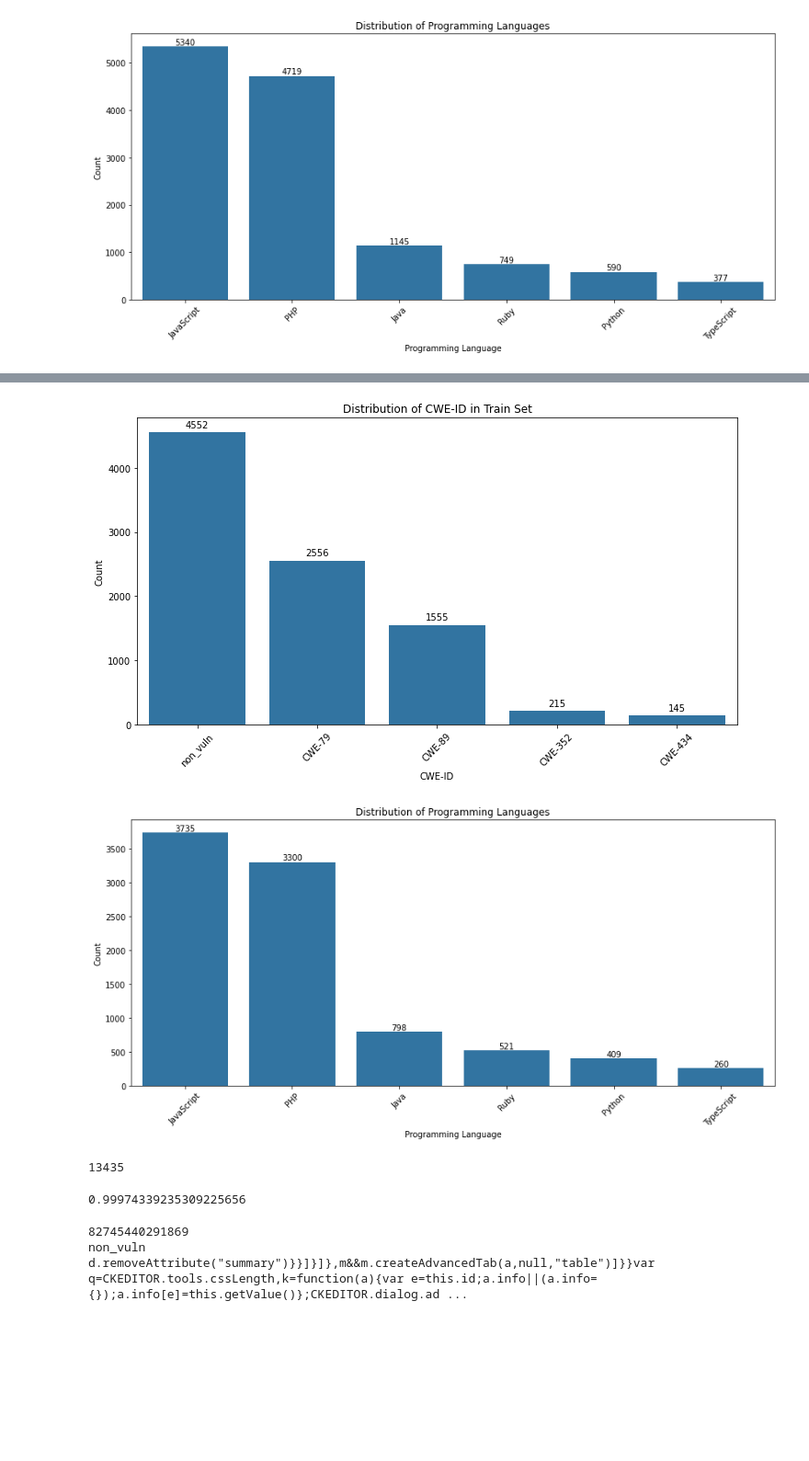
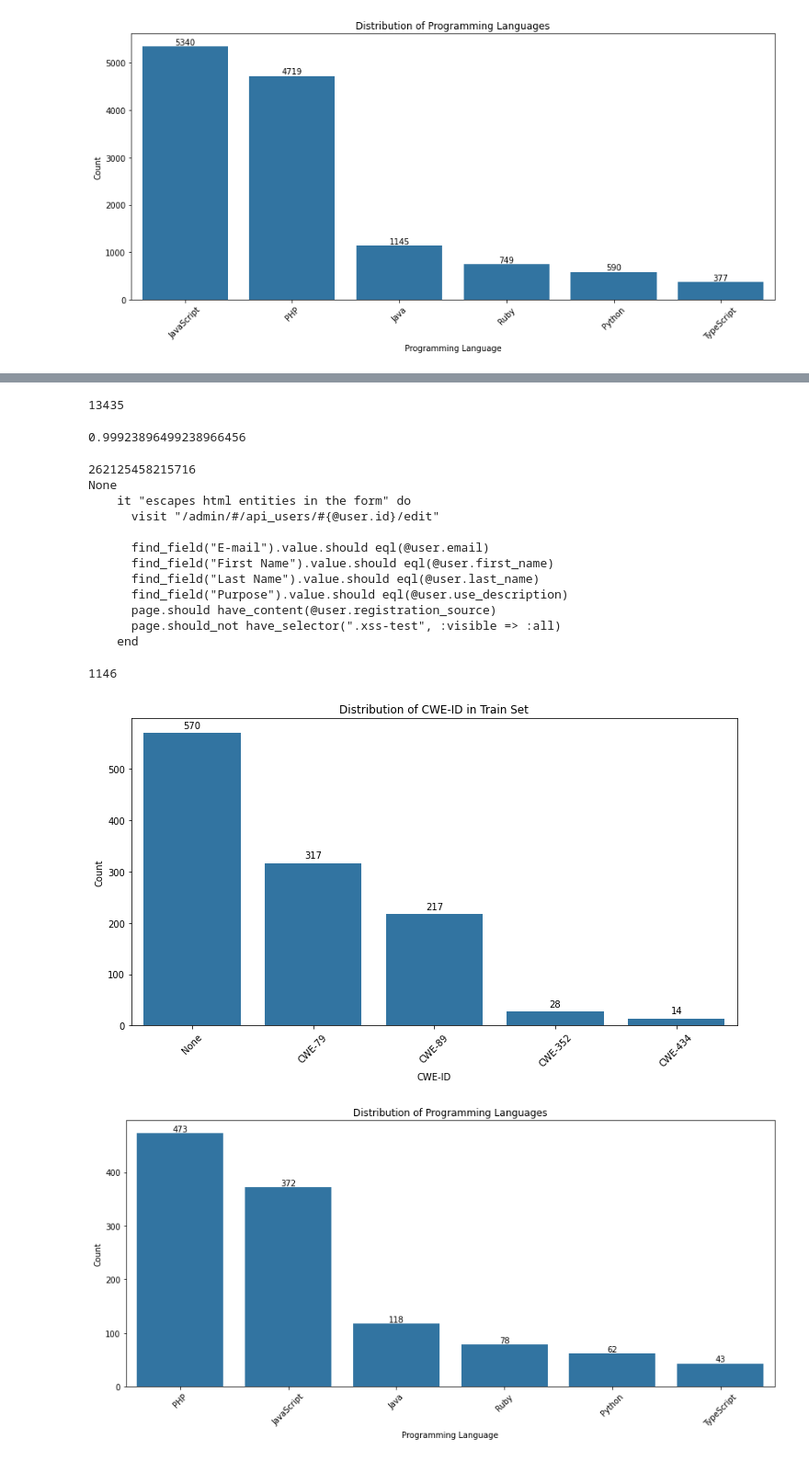
Before and after one commit to kei5uke/llm-code-vuln, a Jupyter notebook: notebook/df_for_test_func.ipynb, the cells around one changed output, grey strips where cells are left out. Shown at 92% size. Drawn from its saved outputs; the diff is of its cells as text; code cells hidden in the pictures; blank space fills up the shorter version.

```diff
--- a/notebook/df_for_test_func.ipynb
+++ b/notebook/df_for_test_func.ipynb
@@ -153,21 +153,21 @@ def stratified_split(df, test_size=0.2, random_state=42):
     test_set = pd.concat(test_dfs, ignore_index=True)
     return train_set, test_set
 
-train_vul_df, test_vuln_df = stratified_split(method_df[method_df['before_change'] == 'True'], test_size=0.3, random_state=42)
+train_vul_df, test_vuln_df = stratified_split(method_df[method_df['before_change'] == 'True'], test_size=0.1, random_state=42)
 print('Train Vuln', len(train_vul_df))
 print('Test Vuln', len(test_vuln_df))
 
-train_non_vuln_df, test_non_vuln_df = stratified_split(method_df[method_df['before_change'] == 'False'], test_size=0.3, random_state=42)
+train_non_vuln_df, test_non_vuln_df = stratified_split(method_df[method_df['before_change'] == 'False'], test_size=0.1, random_state=42)
 print('Train Non-Vuln', len(train_non_vuln_df))
 print('Test Non-Vuln', len(test_non_vuln_df))
 
 train_vul_df['label'] = train_vul_df['cwe_id']
-train_non_vuln_df['label'] = 'non_vuln'
+train_non_vuln_df['label'] = 'None'
 train_df = pd.concat([train_vul_df, train_non_vuln_df], ignore_index=True)
 print('Train DF', len(train_df))
 
 test_vuln_df['label'] = test_vuln_df['cwe_id']
-test_non_vuln_df['label'] = 'non_vuln'
+test_non_vuln_df['label'] = 'None'
 test_df = pd.concat([test_vuln_df, test_non_vuln_df], ignore_index=True)
 print('Test DF', len(test_df))
 # %% [output]
@@ -180,9 +180,3 @@ Test DF 3897
-# %%
-plot_cwe_distribution(train_df, 'label')
-visualize_language_distribution(train_df)
-# %% [output]
-[figure, removed]
-[figure, removed]
 # %%
 query = f"""
 SELECT
@@ -210,6 +204,11 @@ print(len(file_df))
 # %% [output]
 13435
 # %%
+def calculate_token_length(prompt):
+    """Calculate the token length of a prompt using tiktoken."""
+    encoding = tiktoken.get_encoding("cl100k_base")
+    return len(encoding.encode(prompt))
+
 for index, row in train_df.iterrows():
     print(index/len(train_df), end='\r')
     file_id = row['file_change_id']
@@ -217,7 +216,7 @@ for index, row in train_df.iterrows():
     start_line = row['start_line']
     end_line = row['end_line']
 
-    if label == 'non_vuln':
+    if label == 'None':
         code_type = 'non_vuln_code'
     else:
         code_type = 'vuln_code'
@@ -225,6 +224,7 @@ for index, row in train_df.iterrows():
     code = file_df[file_df['file_change_id'] == file_id][code_type].values[0]
     lines = code.splitlines()[int(start_line)-1:int(end_line)]  # Fixed slice notation
     result = "\n".join(lines)
+    if calculate_token_length(result) > 3000: continue
 
     # Using .loc with index is more efficient than searching by file_change_id
     train_df.loc[index, 'code'] = result
@@ -236,7 +236,7 @@ for index, row in test_df.iterrows():
     start_line = row['start_line']
     end_line = row['end_line']
 
-    if label == 'non_vuln':
+    if label == 'None':
         code_type = 'non_vuln_code'
     else:
         code_type = 'vuln_code'
@@ -244,23 +244,44 @@ for index, row in test_df.iterrows():
     code = file_df[file_df['file_change_id'] == file_id][code_type].values[0]
     lines = code.splitlines()[int(start_line)-1:int(end_line)]  # Fixed slice notation
     result = "\n".join(lines)
+    if calculate_token_length(result) > 3000: continue
 
     # Using .loc with index is more efficient than searching by file_change_id
     test_df.loc[index, 'code'] = result
+
+test_df = test_df.dropna()
+train_df = train_df.dropna()
 # %% [output]
-0.99974339235309225656
+0.99923896499238966456
 # %%
 import random
 
 index = random.randint(0, len(test_df))
-tmp = train_df[train_df['label'] == 'non_vuln']
+tmp = test_df
 print(tmp.iloc[index]['method_change_id'])
 print(tmp.iloc[index]['label'])
 print(tmp.iloc[index]['code'])
 # %% [output]
-82745440291869
-non_vuln
-d.removeAttribute("summary")}}]}]},m&&m.createAdvancedTab(a,null,"table")]}}var q=CKEDITOR.tools.cssLength,k=function(a){var e=this.id;a.info||(a.info={});a.info[e]=this.getValue()};CKEDITOR.dialog.ad ...
+262125458215716
+None
+    it "escapes html entities in the form" do
+      visit "/admin/#/api_users/#{@user.id}/edit"
+
+      find_field("E-mail").value.should eql(@user.email)
+      find_field("First Name").value.should eql(@user.first_name)
+      find_field("Last Name").value.should eql(@user.last_name)
+      find_field("Purpose").value.should eql(@user.use_description)
+      page.should have_content(@user.registration_source)
+      page.should_not have_selector(".xss-test", :visible => :all)
+    end
+# %%
+print(len(test_df))
+plot_cwe_distribution(test_df, 'label')
+visualize_language_distribution(test_df)
+# %% [output]
+1146
+[figure, added]
+[figure, added]
 # %%
 train_df.to_pickle("../dataset/train_df_func.pkl")
 test_df.to_pickle("../dataset/test_df_func.pkl")
```
Also changed, not shown: parts of 5 cells of this notebook, 6 other files.
